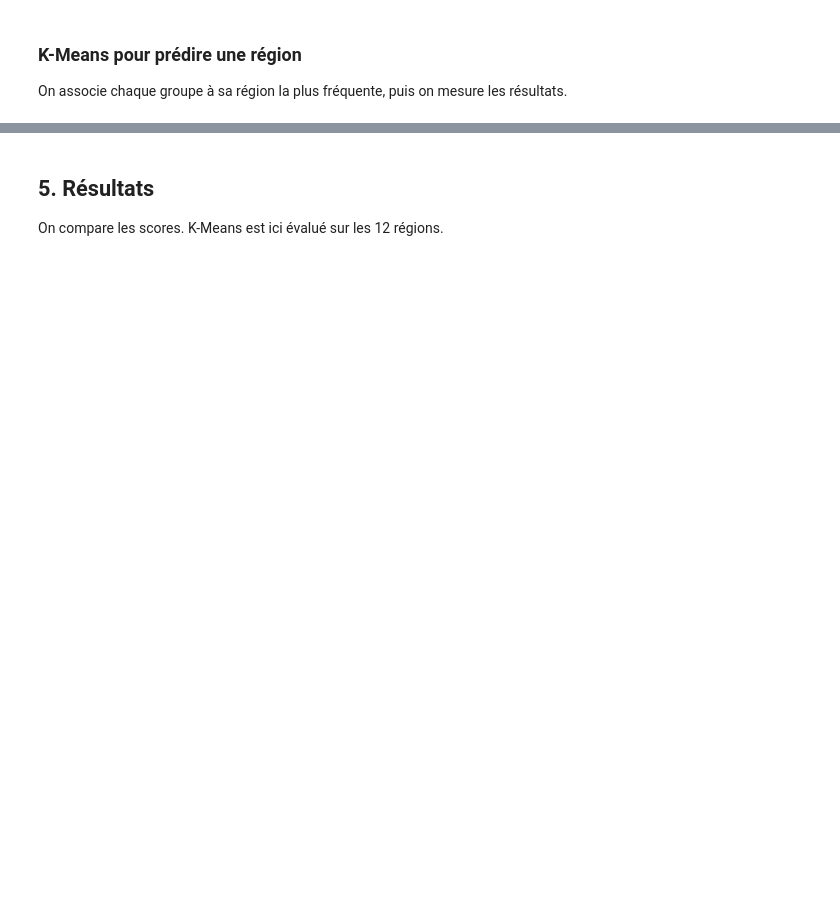
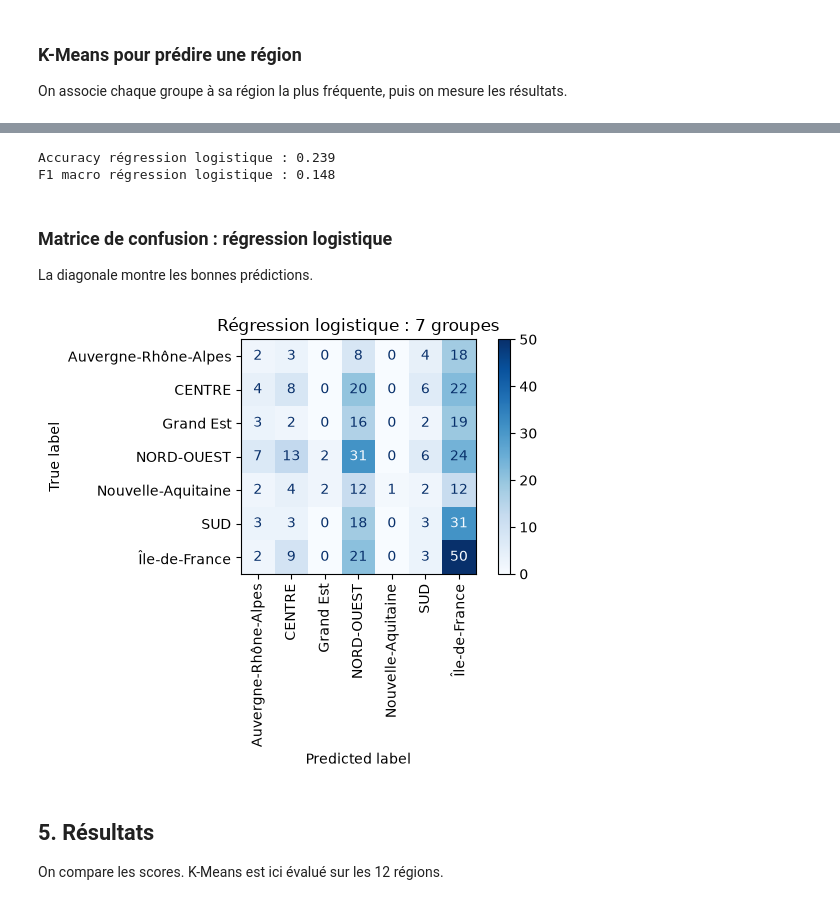
Before and after one commit to felipemarzin-oss/data-science-project, a Jupyter notebook: notebooks/trainning_eval.ipynb, the cells around one changed output, grey strips where cells are left out. Saved outputs shown, nothing was run; the diff lists cells and outputs as text; code cells hidden in the pictures; blank space fills up the shorter version.

```diff
--- a/notebooks/trainning_eval.ipynb
+++ b/notebooks/trainning_eval.ipynb
@@ -269,3 +281,27 @@ F1 macro K-Means : 0.029
+# %%
+modele_logistique = LogisticRegression(max_iter=1000)
+modele_logistique.fit(X_train_g, y_train_g)
+predictions_logistique = modele_logistique.predict(X_test_g)
+
+accuracy_logistique = accuracy_score(y_test_g, predictions_logistique)
+f1_logistique = f1_score(y_test_g, predictions_logistique, average="macro", zero_division=0)
+
+print("Accuracy régression logistique :", round(accuracy_logistique, 3))
+print("F1 macro régression logistique :", round(f1_logistique, 3))
+# %% [output]
+Accuracy régression logistique : 0.239
+F1 macro régression logistique : 0.148
+# %% [markdown]
+### Matrice de confusion : régression logistique
+
+La diagonale montre les bonnes prédictions.
+# %%
+ConfusionMatrixDisplay.from_predictions(y_test_g, predictions_logistique, xticks_rotation=90, cmap="Blues")
+plt.title("Régression logistique : 7 groupes")
+plt.tight_layout()
+plt.show()
+# %% [output]
+[figure, added]
 # %% [markdown]
 ## 5. Résultats
 
```
Also changed, not shown: parts of 17 cells of this notebook, 4 other files.
